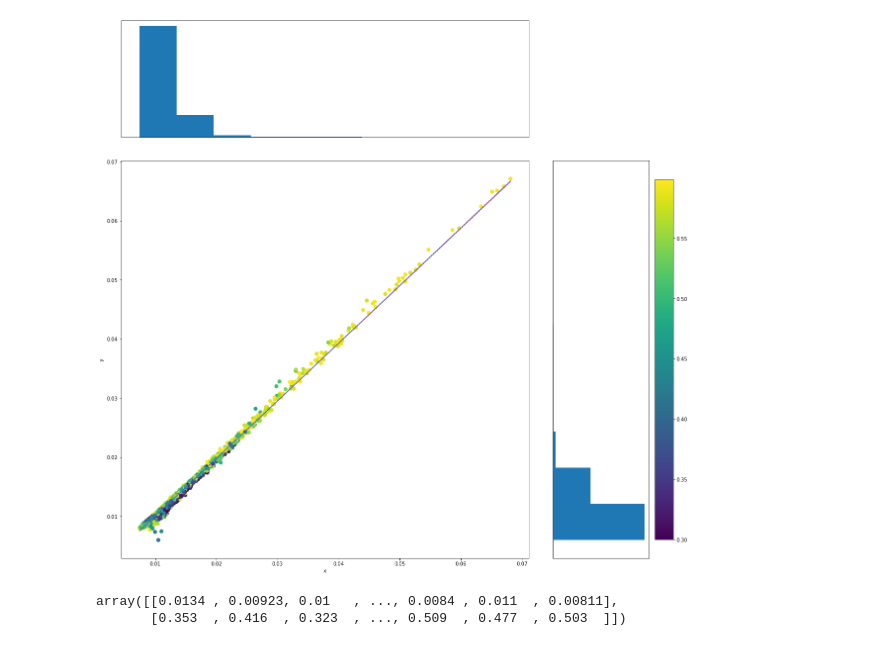
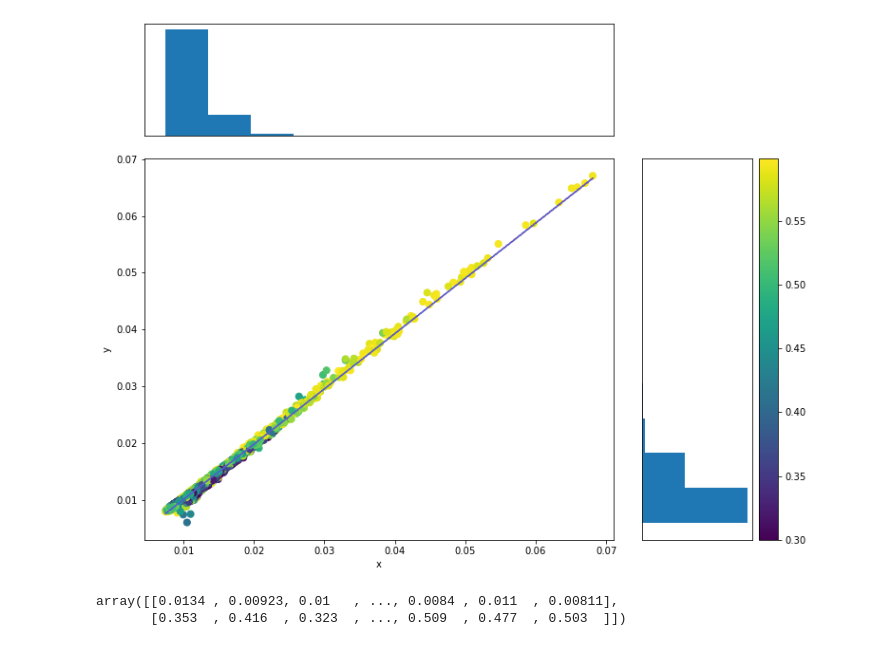
Before and after one commit to kiranfranklin999/rajesh, a Jupyter notebook: plots.ipynb, the cells around one changed output. Drawn from its saved outputs; the diff is of its cells as text; code cells hidden in the pictures.

```diff
--- a/plots.ipynb
+++ b/plots.ipynb
@@ -4,7 +4,7 @@ import matplotlib.pyplot as plt
 from matplotlib.gridspec import GridSpec
 import scipy.stats as stats
 from scipy.stats import gaussian_kde
-fig = plt.figure(figsize=(20,20))
+fig = plt.figure(figsize=(12,10))
 gs = GridSpec(4, 4)
 
 ax_scatter = fig.add_subplot(gs[1:4, 0:3])
@@ -45,34 +45,34 @@ y_mean = np.mean(predicted_value)
 n = true_value.size                        # number of samples
 m = 2                             # number of parameters
 dof = n - m                       # degrees of freedom
 t = stats.t.ppf(0.975, dof)       # Students statistic of interval confidence
 
 residual = predicted_value - y_model
 
 std_error = (np.sum(residual**2) / dof)**.5
 
 # confidence interval
 ci = t * std_error * (1/n + (x_line - x_mean)**2 / np.sum((true_value - x_mean)**2))**.5
 # predicting interval
 pi = t * std_error * (1 + 1/n + (x_line - x_mean)**2 / np.sum((true_value - x_mean)**2))**.5
 
 # ax_scatter.fill_between(x_line, y_line + pi, y_line - pi, color = 'lightcyan', label = '95% prediction interval')
 ax_scatter.fill_between(x_line, y_line + ci, y_line - ci,linestyle='--', facecolor="none", edgecolor="red", linewidth=1.0, label = '95 confidence interval')
 ax_scatter.plot(x_line, y_line, color = 'royalblue')
 # ax_scatter.scatter(df['sepal length (cm)'], df['sepal width (cm)'])
 ax_scatter.set_xlabel('x')
 ax_scatter.set_ylabel('y')
 ax_hist_x.hist(true_value)
 ax_hist_x.tick_params(left = False, right = False , labelleft = False ,
                 labelbottom = False, bottom = False)
 ax_hist_y.hist(predicted_value, orientation = 'horizontal')
 ax_hist_y.tick_params(left = False, right = False , labelleft = False ,
                 labelbottom = False, bottom = False)
 plt.colorbar(im)
 
 plt.show()
 # %% [output]
-[figure, old version]
+[figure, new version]
 # %%
 xy
 # %% [output]
```
Also changed, not shown: 1 other file.
